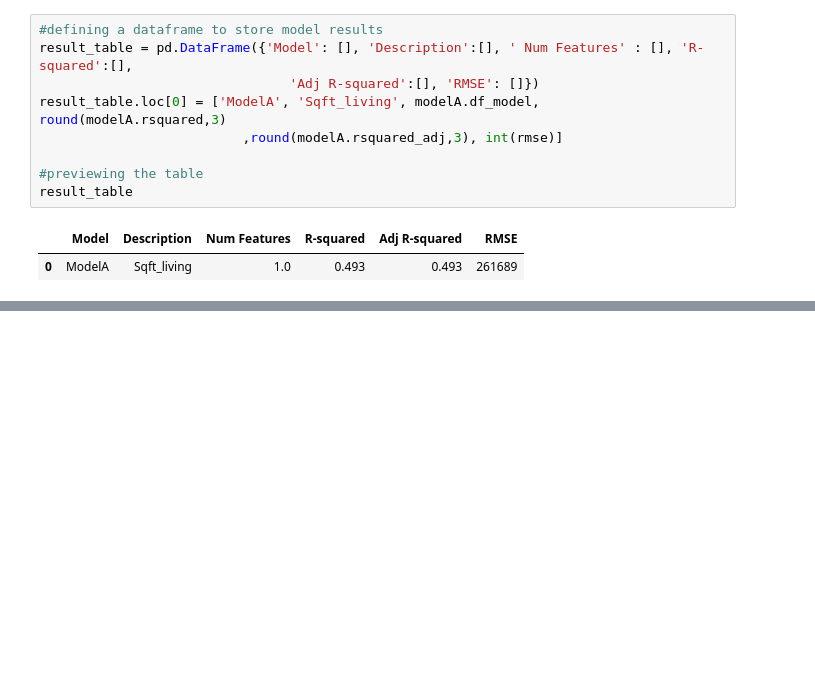
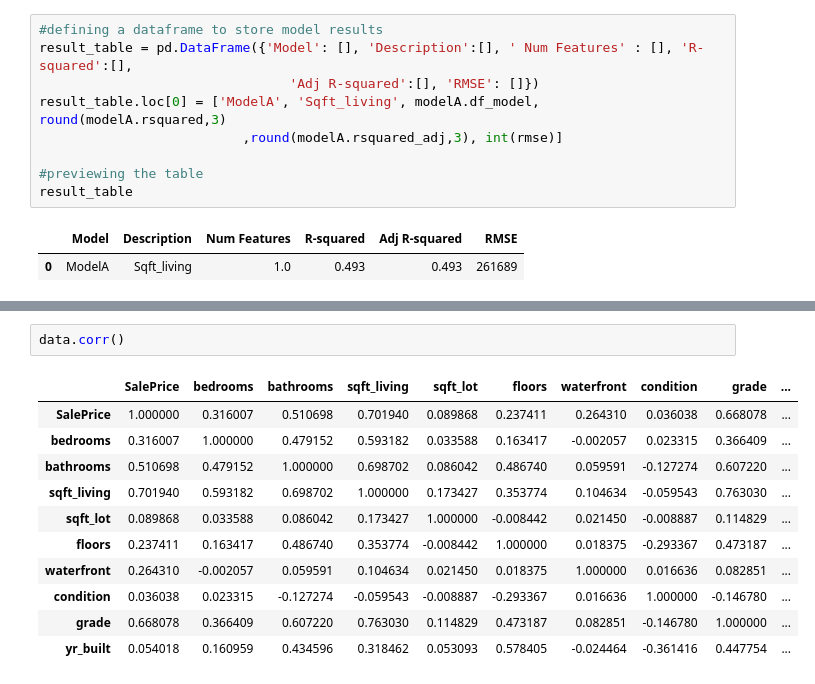
Before and after one commit to brandonbush2/Elite-Properties-Project, a Jupyter notebook: Elite Properties Group.ipynb, the cells around one changed output, grey strips where cells are left out. Saved outputs shown, nothing was run; the diff lists cells and outputs as text; blank space fills up the shorter version.

```diff
--- a/Elite Properties Group.ipynb
+++ b/Elite Properties Group.ipynb
@@ -568,0 +620,14 @@ result_table
+# %%
+data.corr()
+# %% [output]
+|  | SalePrice | bedrooms | bathrooms | sqft_living | sqft_lot | floors | waterfront | condition | grade | ... |
+| SalePrice | 1.000000 | 0.316007 | 0.510698 | 0.701940 | 0.089868 | 0.237411 | 0.264310 | 0.036038 | 0.668078 | ... |
+| bedrooms | 0.316007 | 1.000000 | 0.479152 | 0.593182 | 0.033588 | 0.163417 | -0.002057 | 0.023315 | 0.366409 | ... |
+| bathrooms | 0.510698 | 0.479152 | 1.000000 | 0.698702 | 0.086042 | 0.486740 | 0.059591 | -0.127274 | 0.607220 | ... |
+| sqft_living | 0.701940 | 0.593182 | 0.698702 | 1.000000 | 0.173427 | 0.353774 | 0.104634 | -0.059543 | 0.763030 | ... |
+| sqft_lot | 0.089868 | 0.033588 | 0.086042 | 0.173427 | 1.000000 | -0.008442 | 0.021450 | -0.008887 | 0.114829 | ... |
+| floors | 0.237411 | 0.163417 | 0.486740 | 0.353774 | -0.008442 | 1.000000 | 0.018375 | -0.293367 | 0.473187 | ... |
+| waterfront | 0.264310 | -0.002057 | 0.059591 | 0.104634 | 0.021450 | 0.018375 | 1.000000 | 0.016636 | 0.082851 | ... |
+| condition | 0.036038 | 0.023315 | -0.127274 | -0.059543 | -0.008887 | -0.293367 | 0.016636 | 1.000000 | -0.146780 | ... |
+| grade | 0.668078 | 0.366409 | 0.607220 | 0.763030 | 0.114829 | 0.473187 | 0.082851 | -0.146780 | 1.000000 | ... |
+| yr_built | 0.054018 | 0.160959 | 0.434596 | 0.318462 | 0.053093 | 0.578405 | -0.024464 | -0.361416 | 0.447754 | ... |
```
Also changed, not shown: parts of 46 cells of this notebook.
